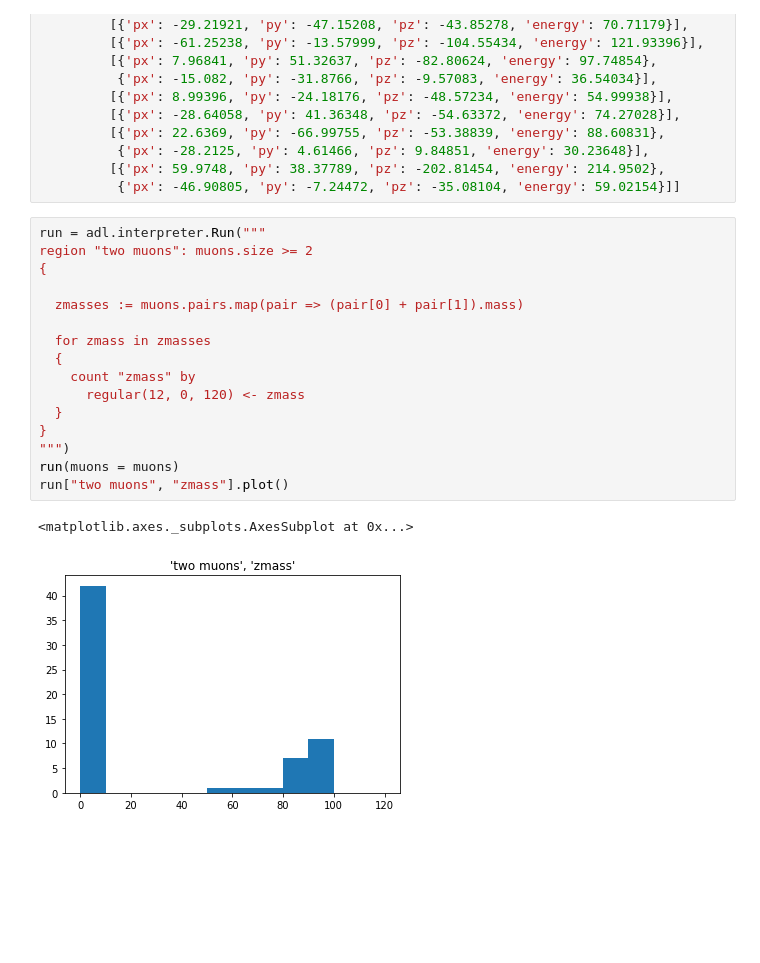
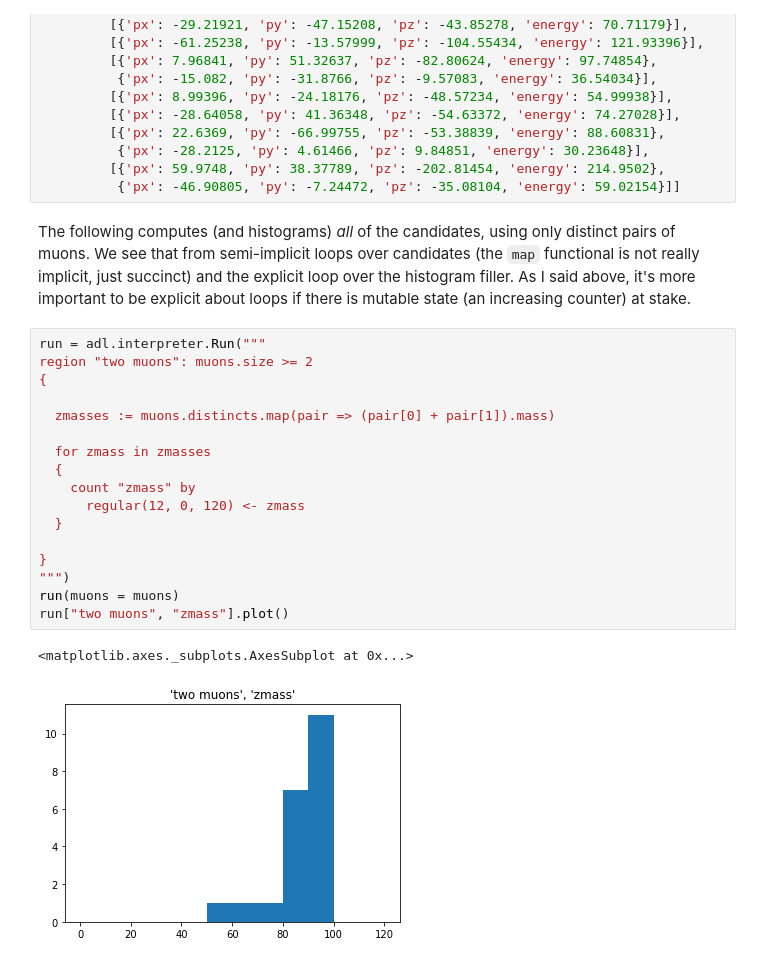
Before and after one commit to jpivarski/analysis-description-language, a Jupyter notebook: binder/demo.ipynb, the cells around one changed output. Cells and saved outputs as stored; diff of their text form; blank space fills up the shorter version.

```diff
--- a/binder/demo.ipynb
+++ b/binder/demo.ipynb
@@ -569,22 +569,25 @@ muons = [[{'px': -52.89946, 'py': -11.65467, 'pz': -8.16079, 'energy': 54.7795},
           {'px': -28.2125, 'py': 4.61466, 'pz': 9.84851, 'energy': 30.23648}],
          [{'px': 59.9748, 'py': 38.37789, 'pz': -202.81454, 'energy': 214.9502},
           {'px': -46.90805, 'py': -7.24472, 'pz': -35.08104, 'energy': 59.02154}]]
+# %% [markdown]
+The following computes (and histograms) _all_ of the candidates, using only distinct pairs of muons. We see that from semi-implicit loops over candidates (the `map` functional is not really implicit, just succinct) and the explicit loop over the histogram filler. As I said above, it's more important to be explicit about loops if there is mutable state (an increasing counter) at stake.
 # %%
 run = adl.interpreter.Run("""
 region "two muons": muons.size >= 2
 {
 
-  zmasses := muons.pairs.map(pair => (pair[0] + pair[1]).mass)
+  zmasses := muons.distincts.map(pair => (pair[0] + pair[1]).mass)
 
   for zmass in zmasses
   {
     count "zmass" by
       regular(12, 0, 120) <- zmass
   }
+
 }
 """)
 run(muons = muons)
 run["two muons", "zmass"].plot()
 # %% [output]
 <matplotlib.axes._subplots.AxesSubplot at 0x...>
-[figure, old version]
+[figure, new version]
```
Also changed, not shown: parts of 1 cell of this notebook.
